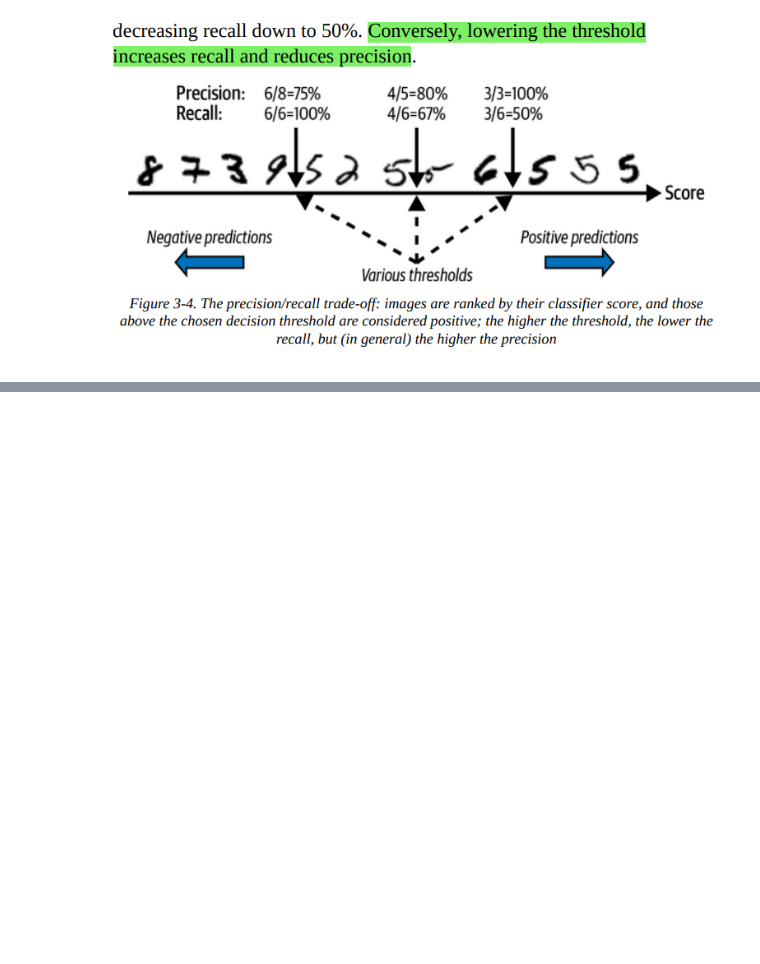
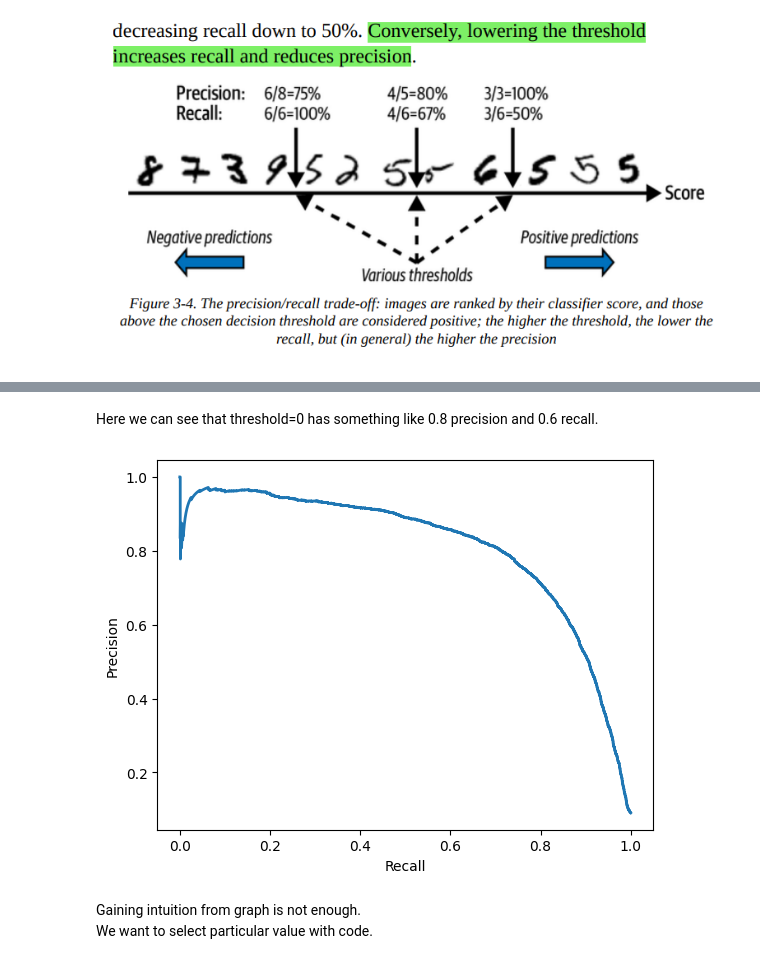
Before and after one commit to Venchislaw/LearningAI, a Jupyter notebook: HandsOnML/Classification.ipynb, the cells around one changed output, grey strips where cells are left out. Saved outputs shown, nothing was run; the diff lists cells and outputs as text; code cells hidden in the pictures; blank space fills up the shorter version.

```diff
--- a/HandsOnML/Classification.ipynb
+++ b/HandsOnML/Classification.ipynb
@@ -166,0 +197,15 @@ array([-4081.33692831])
+# %% [markdown]
+Here we can see that threshold=0 has something like 0.8 precision and 0.6 recall.
+# %%
+# we could also plot em both like this:
+
+plt.plot(rec, prec, linewidth=2, label='Prec/Rec Curve')
+
+plt.xlabel('Recall')
+plt.ylabel('Precision')
+plt.show();
+# %% [output]
+[figure, added]
+# %% [markdown]
+Gaining intuition from graph is not enough.<br>
+We want to select particular value with code.
```
Also changed, not shown: parts of 7 cells of this notebook.
